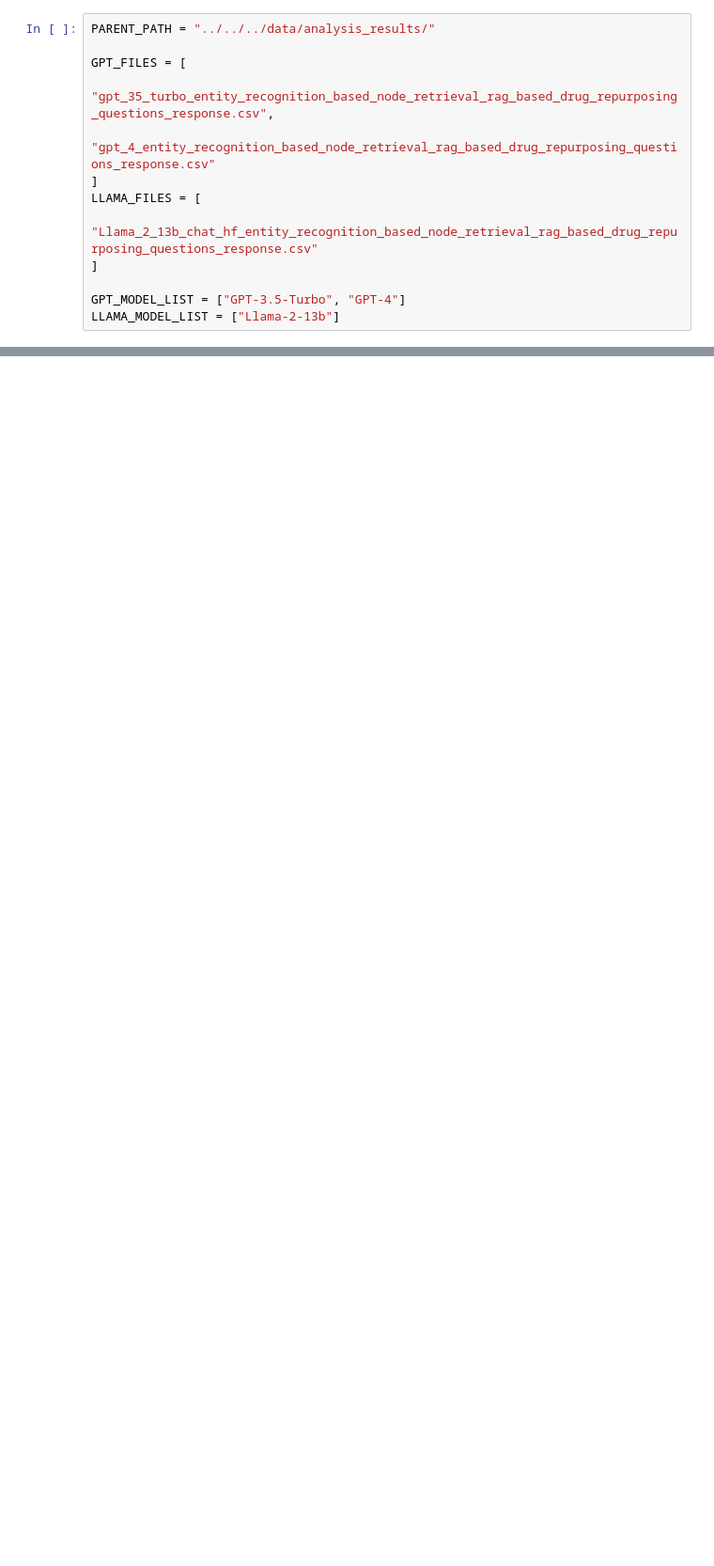
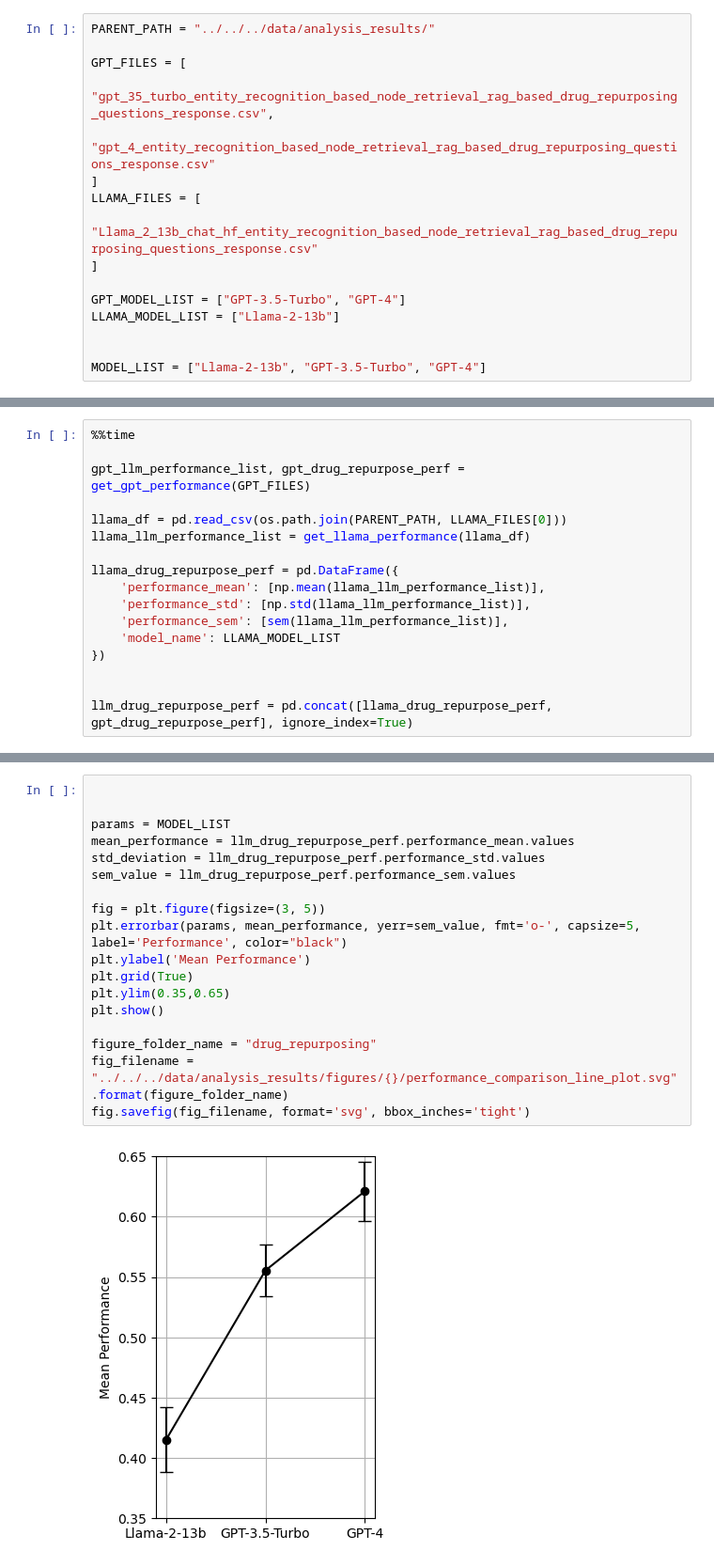
Before and after one commit to BaranziniLab/KG_RAG, a Jupyter notebook: codes/llm_notebooks/analysis/drug_repurposing_analysis.ipynb, the cells around one changed output, grey strips where cells are left out. Shown: that part at 94% size. Drawn from its saved outputs; the diff is of its cells as text; blank space fills up the shorter version.

```diff
--- a/codes/llm_notebooks/analysis/drug_repurposing_analysis.ipynb
+++ b/codes/llm_notebooks/analysis/drug_repurposing_analysis.ipynb
@@ -85,3 +234,6 @@ LLAMA_FILES = [
 
 GPT_MODEL_LIST = ["GPT-3.5-Turbo", "GPT-4"]
 LLAMA_MODEL_LIST = ["Llama-2-13b"]
+
+
+MODEL_LIST = ["Llama-2-13b", "GPT-3.5-Turbo", "GPT-4"]
@@ -145,0 +240,17 @@ compounds_section
+# %%
+%%time
+
+gpt_llm_performance_list, gpt_drug_repurpose_perf = get_gpt_performance(GPT_FILES)
+
+llama_df = pd.read_csv(os.path.join(PARENT_PATH, LLAMA_FILES[0]))
+llama_llm_performance_list = get_llama_performance(llama_df)
+
+llama_drug_repurpose_perf = pd.DataFrame({
+    'performance_mean': [np.mean(llama_llm_performance_list)],
+    'performance_std': [np.std(llama_llm_performance_list)],
+    'performance_sem': [sem(llama_llm_performance_list)],
+    'model_name': LLAMA_MODEL_LIST
+})
+
+
+llm_drug_repurpose_perf = pd.concat([llama_drug_repurpose_perf, gpt_drug_repurpose_perf], ignore_index=True)
@@ -145,0 +267,20 @@ compounds_section
+# %%
+
+
+params = MODEL_LIST
+mean_performance = llm_drug_repurpose_perf.performance_mean.values
+std_deviation = llm_drug_repurpose_perf.performance_std.values
+sem_value = llm_drug_repurpose_perf.performance_sem.values
+
+fig = plt.figure(figsize=(3, 5))
+plt.errorbar(params, mean_performance, yerr=sem_value, fmt='o-', capsize=5, label='Performance', color="black")
+plt.ylabel('Mean Performance')
+plt.grid(True)
+plt.ylim(0.35,0.65)
+plt.show()
+
+figure_folder_name = "drug_repurposing"
+fig_filename = "../../../data/analysis_results/figures/{}/performance_comparison_line_plot.svg".format(figure_folder_name)
+fig.savefig(fig_filename, format='svg', bbox_inches='tight')
+# %% [output]
+[figure, added]
```
Also changed, not shown: parts of 13 cells of this notebook, 6 other files.
